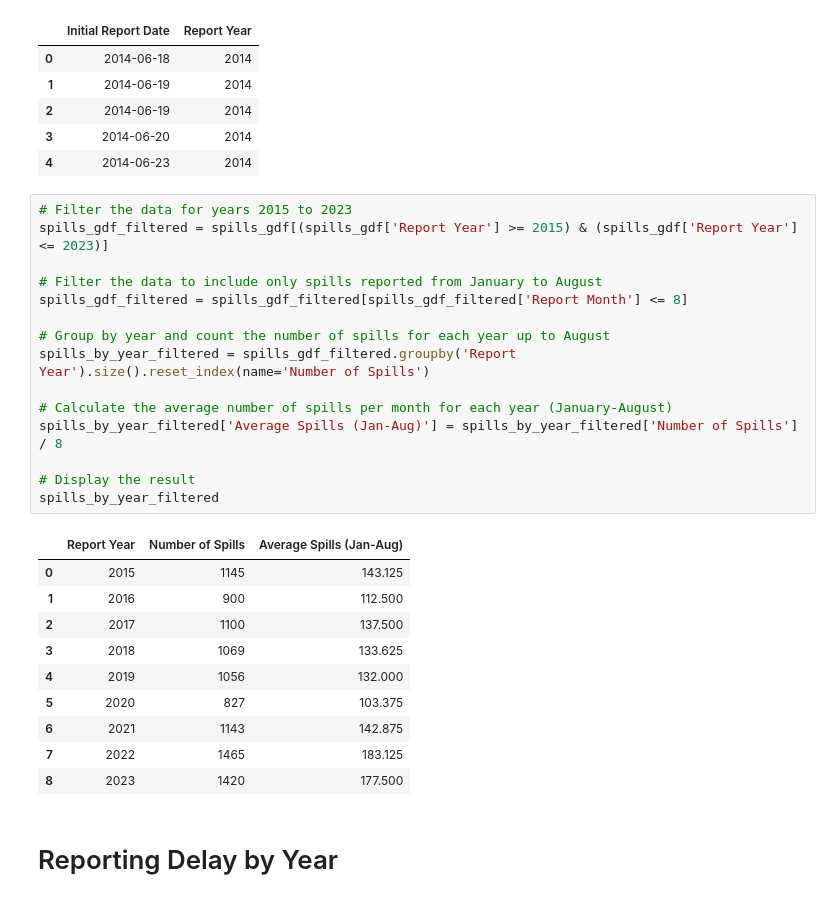
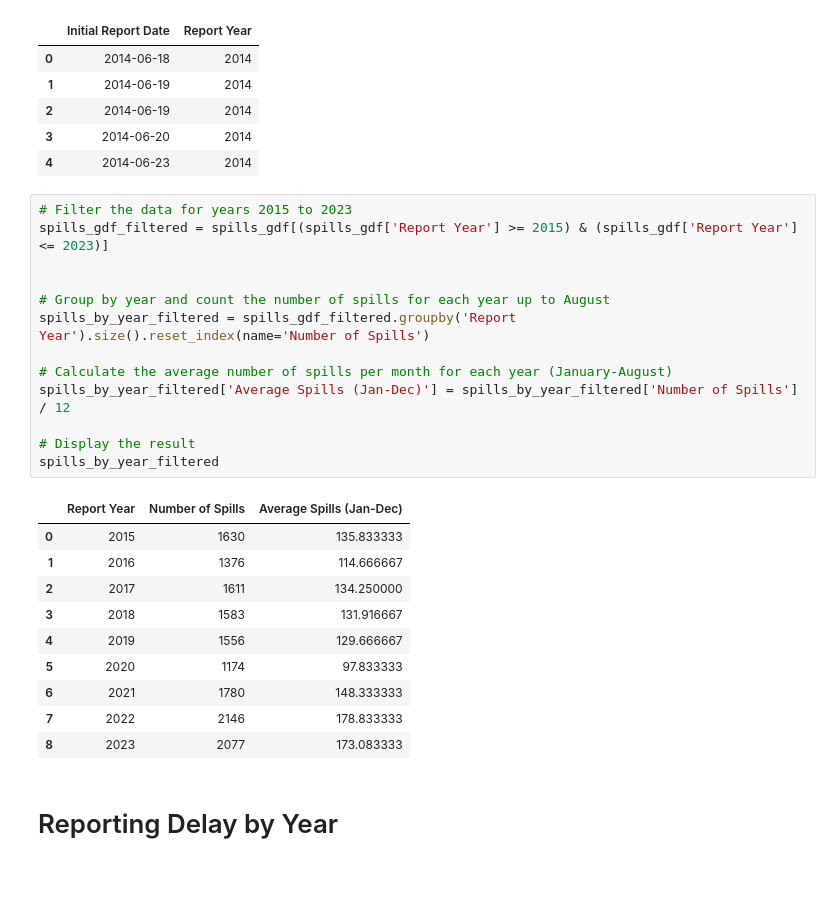
Before and after one commit to dadams-AU/colorado_spills, a Jupyter notebook: analysis/analysis2.ipynb, the cells around one changed output. Saved outputs shown, nothing was run; the diff lists cells and outputs as text.

```diff
--- a/analysis/analysis2.ipynb
+++ b/analysis/analysis2.ipynb
@@ -499,29 +499,27 @@ spills_gdf[['Initial Report Date', 'Report Year']].head()
 # %%
 # Filter the data for years 2015 to 2023
 spills_gdf_filtered = spills_gdf[(spills_gdf['Report Year'] >= 2015) & (spills_gdf['Report Year'] <= 2023)]
 
-# Filter the data to include only spills reported from January to August
-spills_gdf_filtered = spills_gdf_filtered[spills_gdf_filtered['Report Month'] <= 8]
 
 # Group by year and count the number of spills for each year up to August
 spills_by_year_filtered = spills_gdf_filtered.groupby('Report Year').size().reset_index(name='Number of Spills')
 
 # Calculate the average number of spills per month for each year (January-August)
-spills_by_year_filtered['Average Spills (Jan-Aug)'] = spills_by_year_filtered['Number of Spills'] / 8
+spills_by_year_filtered['Average Spills (Jan-Dec)'] = spills_by_year_filtered['Number of Spills'] / 12
 
 # Display the result
 spills_by_year_filtered
 # %% [output]
-|  | Report Year | Number of Spills | Average Spills (Jan-Aug) |
-| 0 | 2015 | 1145 | 143.125 |
-| 1 | 2016 | 900 | 112.500 |
-| 2 | 2017 | 1100 | 137.500 |
-| 3 | 2018 | 1069 | 133.625 |
-| 4 | 2019 | 1056 | 132.000 |
-| 5 | 2020 | 827 | 103.375 |
-| 6 | 2021 | 1143 | 142.875 |
-| 7 | 2022 | 1465 | 183.125 |
-| 8 | 2023 | 1420 | 177.500 |
+|  | Report Year | Number of Spills | Average Spills (Jan-Dec) |
+| 0 | 2015 | 1630 | 135.833333 |
+| 1 | 2016 | 1376 | 114.666667 |
+| 2 | 2017 | 1611 | 134.250000 |
+| 3 | 2018 | 1583 | 131.916667 |
+| 4 | 2019 | 1556 | 129.666667 |
+| 5 | 2020 | 1174 | 97.833333 |
+| 6 | 2021 | 1780 | 148.333333 |
+| 7 | 2022 | 2146 | 178.833333 |
+| 8 | 2023 | 2077 | 173.083333 |
 # %% [markdown]
 # Reporting Delay by Year
 # %%
```
Also changed, not shown: parts of 6 cells of this notebook, 5 other files.
